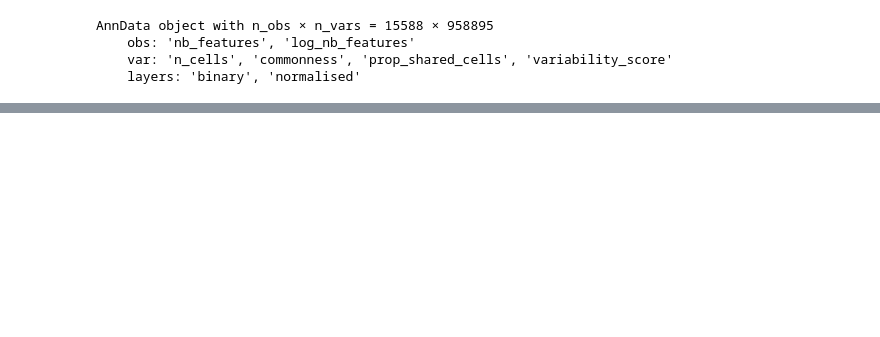
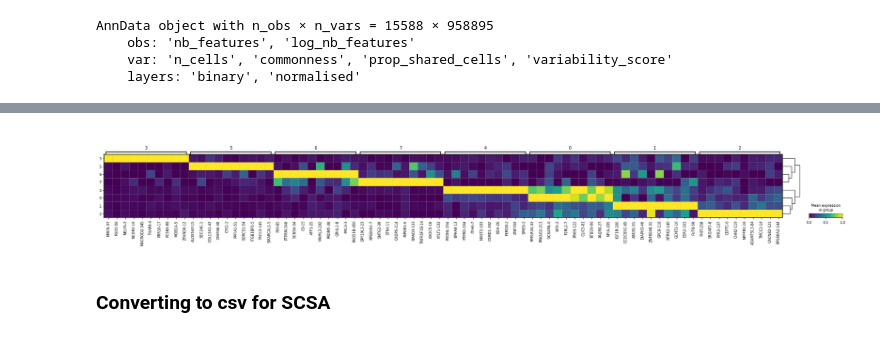
Before and after one commit to loosolab/Datenanalyse-2021, a Jupyter notebook: wp1/preprocessing/preprocessing1.8.ipynb, the cells around one changed output, grey strips where cells are left out. Saved outputs shown, nothing was run; the diff lists cells and outputs as text; code cells hidden in the pictures; blank space fills up the shorter version.

```diff
--- a/wp1/preprocessing/preprocessing1.8.ipynb
+++ b/wp1/preprocessing/preprocessing1.8.ipynb
@@ -103,0 +136,3 @@ View of AnnData object with n_obs × n_vars = 9859 × 958895
+# %%
+sc.pl.rank_genes_groups_matrixplot(assigned_adata, standard_scale='var', n_genes=10)
+# %% [output]
@@ -103,0 +140,3 @@ View of AnnData object with n_obs × n_vars = 9859 × 958895
+[figure, added]
+# %% [markdown]
+### Converting to csv for SCSA
```
Also changed, not shown: parts of 28 cells of this notebook, 1 other file.
